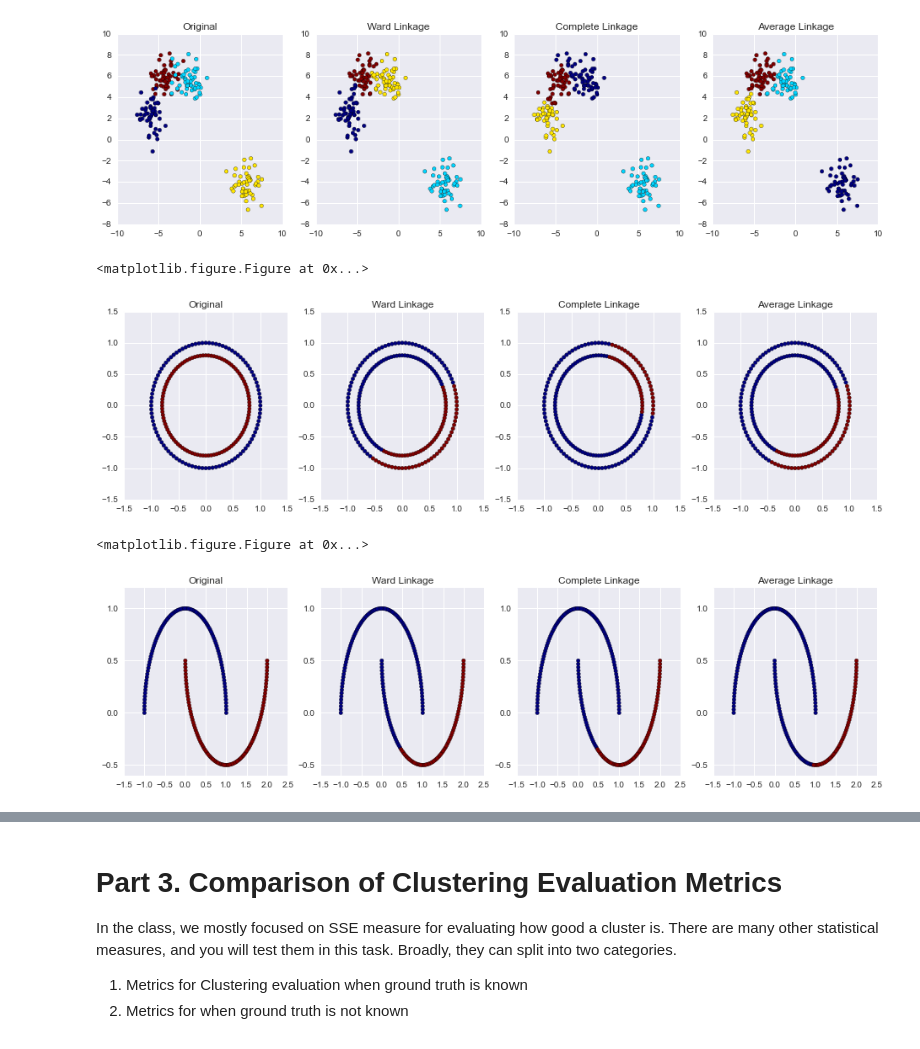
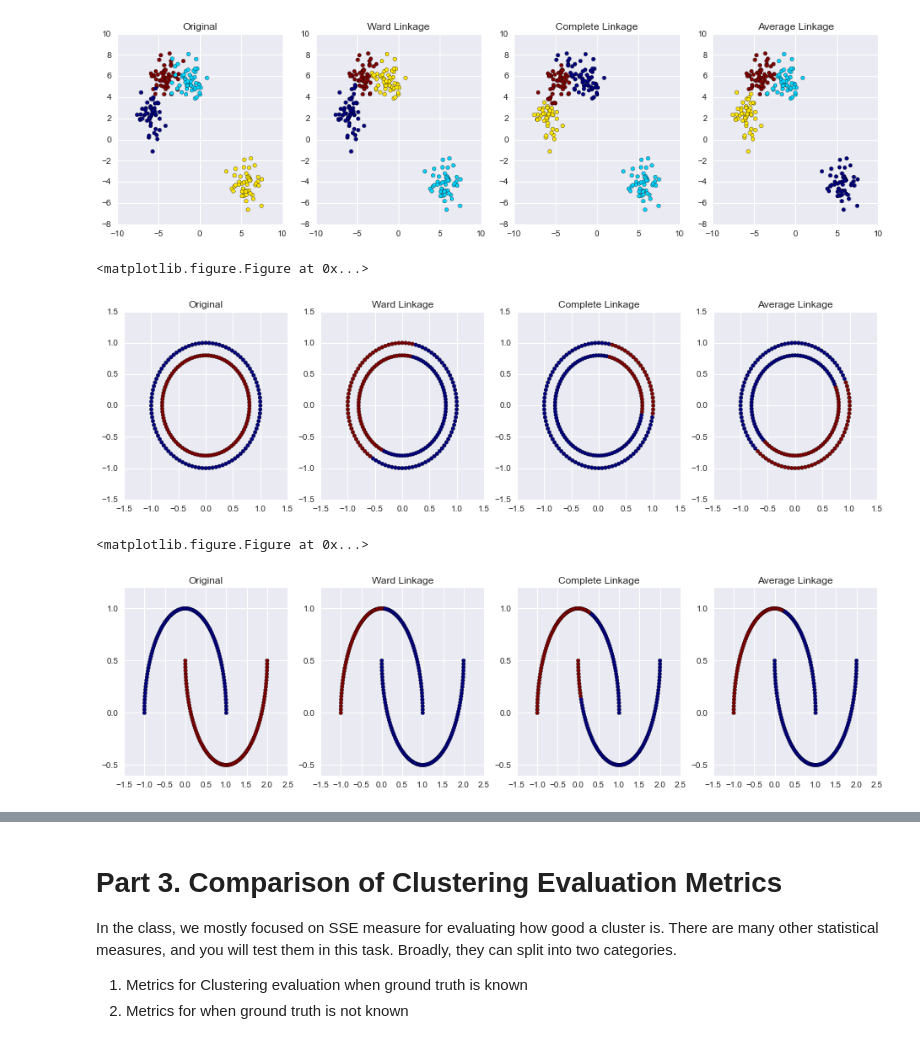
Before and after one commit to sreeharihegden/CSE-5334-Data-Mining, a Jupyter notebook: PA3/PA3_Clustering_DimensionalityReduction.ipynb, the cells around one changed output, grey strips where cells are left out. Saved outputs shown, nothing was run; the diff lists cells and outputs as text; code cells hidden in the pictures.

```diff
--- a/PA3/PA3_Clustering_DimensionalityReduction.ipynb
+++ b/PA3/PA3_Clustering_DimensionalityReduction.ipynb
@@ -678,19 +678,19 @@ def part2_plot_clustering(original_data, original_cluster_assignments,
     fig,axes = plt.subplots(1, 4, figsize=(16,4))
 
     #Change below: call scatter plot function on axes[0]
-    axes[0].scatter()
+    axes[0].scatter(original_data[:,0],original_data[:,1],c=original_cluster_assignments)
     axes[0].set_title('Original')
 
     #Change below: call scatter plot function on axes[1]
-    axes[1].scatter()
+    axes[1].scatter(original_data[:,0],original_data[:,1],c=ward_linkage_cluster_assignments)
     axes[1].set_title('Ward Linkage')
 
     #Change below: call scatter plot function on axes[2]
-    axes[2].scatter()
+    axes[2].scatter(original_data[:,0],original_data[:,1],c=complete_linkage_cluster_assignments)
     axes[2].set_title('Complete Linkage')
 
     #Change below: call scatter plot function on axes[3]
-    axes[3].scatter()
+    axes[3].scatter(original_data[:,0],original_data[:,1],c=average_linkage_cluster_assignments)
     axes[3].set_title('Average Linkage')
 # %%
 #Task t2b
@@ -723,56 +726,62 @@ part2_plot_clustering(t2b_data, t2b_ground_truth, t2b_ward_linkage_cluster_assig
 #Task t2c
 
 #Change below to Create a dataset with make_circles function with 200 2-D points
-t2c_data, t2c_ground_truth = None
+t2c_data, t2c_ground_truth = datasets.make_circles(n_samples=200, random_state=1234)
 
 #Change below: Call AgglomerativeClustering with 2 clusters with ward linkage
-t2c_agg_ward = None
+t2c_agg_ward = AgglomerativeClustering(n_clusters=2, linkage='ward')
+t2c_agg_ward.fit(t2c_data)
 #Change below: Find the cluster assignments for the data
-t2c_ward_linkage_cluster_assignments = None
+t2c_ward_linkage_cluster_assignments = t2c_agg_ward.labels_
 
 #Change below: Call AgglomerativeClustering with 2 clusters with complete linkage
-t2c_agg_complete = None
+t2c_agg_complete = AgglomerativeClustering(n_clusters=2, linkage='complete')
+t2c_agg_complete.fit(t2c_data)
 #Change below: Find the cluster assignments for the data
-t2c_complete_linkage_cluster_assignments = None
+t2c_complete_linkage_cluster_assignments = t2c_agg_complete.labels_
 
 #Change below: Call AgglomerativeClustering with 2 clusters with average linkage
-t2c_agg_average = None
+t2c_agg_average = AgglomerativeClustering(n_clusters=2, linkage='average')
+t2c_agg_average.fit(t2c_data)
 #Change below: Find the cluster assignments for the data
-t2c_average_linkage_cluster_assignments = None
+t2c_average_linkage_cluster_assignments = t2c_agg_average.labels_
 
 
 part2_plot_clustering(t2c_data, t2c_ground_truth, t2c_ward_linkage_cluster_assignments,
                             t2c_complete_linkage_cluster_assignments, t2c_average_linkage_cluster_assignments)
 # %% [output]
 <matplotlib.figure.Figure at 0x...>
-[figure, old version]
+[figure, new version]
 # %%
 #Task t2d
 
 #Change below to Create a dataset with make_moons function with 200 2-D points
-t2d_data, t2d_ground_truth = None
+t2d_data, t2d_ground_truth = datasets.make_moons(n_samples=200, random_state=1234)
 
 #Change below: Call AgglomerativeClustering with 2 clusters with ward linkage
-t2d_agg_ward = None
+t2d_agg_ward = AgglomerativeClustering(n_clusters=2, linkage='ward')
+t2d_agg_ward.fit(t2d_data)
 #Change below: Find the cluster assignments for the data
-t2d_ward_linkage_cluster_assignments = None
+t2d_ward_linkage_cluster_assignments = t2d_agg_ward.labels_
 
 #Change below: Call AgglomerativeClustering with 2 clusters with complete linkage
-t2d_agg_complete = None
+t2d_agg_complete = AgglomerativeClustering(n_clusters=2, linkage='complete')
+t2d_agg_complete.fit(t2d_data)
 #Change below: Find the cluster assignments for the data
-t2d_complete_linkage_cluster_assignments = None
+t2d_complete_linkage_cluster_assignments = t2d_agg_complete.labels_
 
 #Change below: Call AgglomerativeClustering with 2 clusters with average linkage
-t2d_agg_average = None
+t2d_agg_average = AgglomerativeClustering(n_clusters=2, linkage='average')
+t2d_agg_average.fit(t2d_data)
 #Change below: Find the cluster assignments for the data
-t2d_average_linkage_cluster_assignments = None
+t2d_average_linkage_cluster_assignments = t2d_agg_average.labels_
 
 
 part2_plot_clustering(t2d_data, t2d_ground_truth, t2d_ward_linkage_cluster_assignments,
                             t2d_complete_linkage_cluster_assignments, t2d_average_linkage_cluster_assignments)
 # %% [output]
 <matplotlib.figure.Figure at 0x...>
-[figure, old version]
+[figure, new version]
 # %%
 #t2e: Let us now create and visualize dendrogram for a toy datasset
 
```
Also changed, not shown: parts of 2 cells of this notebook.
